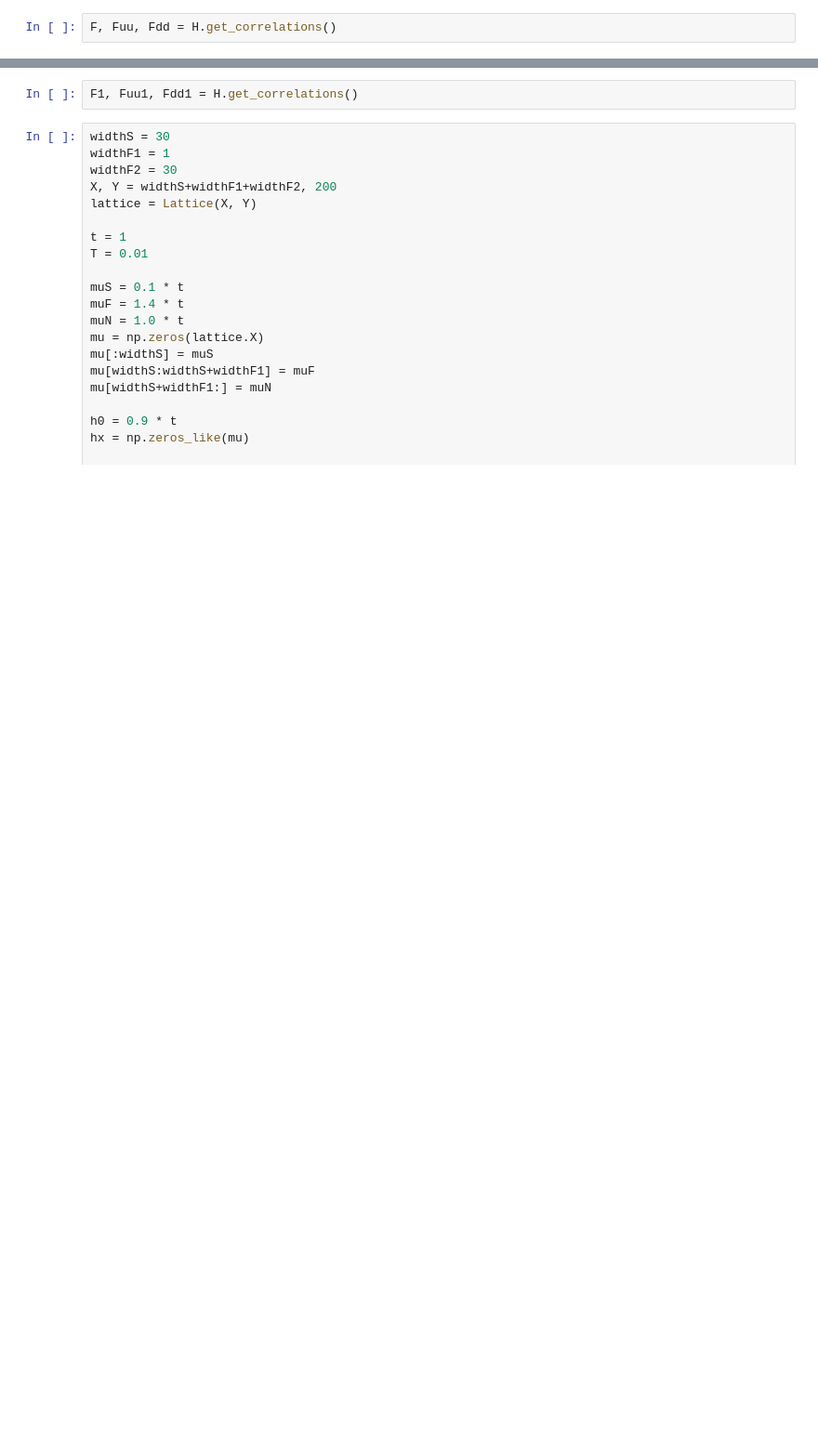
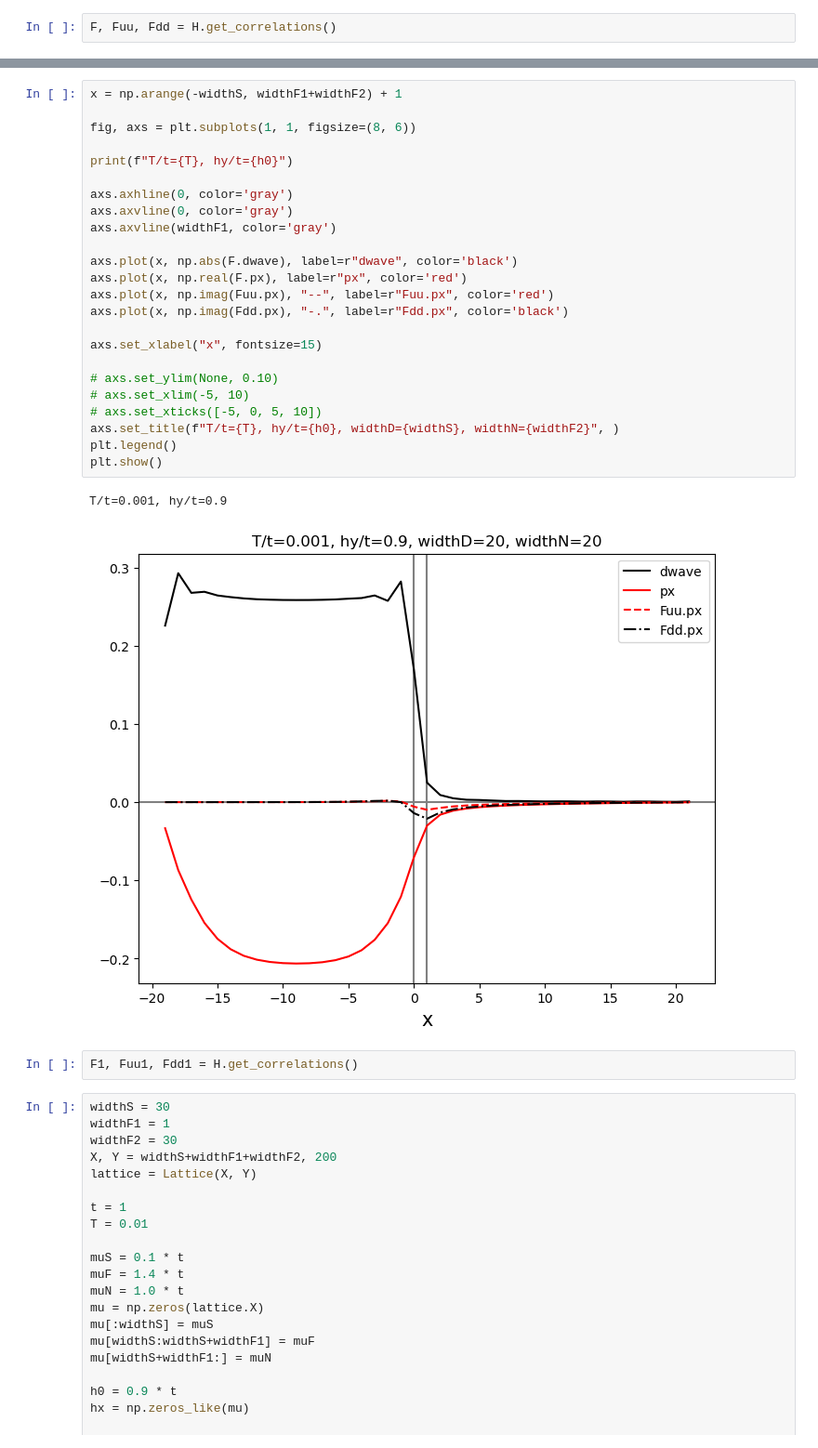
Before and after one commit to emilssp/master-thesis-codebase, a Jupyter notebook: notebooks/DFN.ipynb, the cells around one changed output, grey strips where cells are left out. Shown at 93% size. Saved outputs shown, nothing was run; the diff lists cells and outputs as text; blank space fills up the shorter version.

```diff
--- a/notebooks/DFN.ipynb
+++ b/notebooks/DFN.ipynb
@@ -109,3 +110,30 @@ T/t=0.001, hz/t=0.9
+# %%
+x = np.arange(-widthS, widthF1+widthF2) + 1
+
+fig, axs = plt.subplots(1, 1, figsize=(8, 6))
+
+print(f"T/t={T}, hy/t={h0}")
+
+axs.axhline(0, color='gray')
+axs.axvline(0, color='gray')
+axs.axvline(widthF1, color='gray')
+
+axs.plot(x, np.abs(F.dwave), label=r"dwave", color='black')
+axs.plot(x, np.real(F.px), label=r"px", color='red')
+axs.plot(x, np.imag(Fuu.px), "--", label=r"Fuu.px", color='red')
+axs.plot(x, np.imag(Fdd.px), "-.", label=r"Fdd.px", color='black')
+
+axs.set_xlabel("x", fontsize=15)
+
+# axs.set_ylim(None, 0.10)
+# axs.set_xlim(-5, 10)
+# axs.set_xticks([-5, 0, 5, 10])
+axs.set_title(f"T/t={T}, hy/t={h0}, widthD={widthS}, widthN={widthF2}", )
+plt.legend()
+plt.show()
+# %% [output]
+T/t=0.001, hy/t=0.9
+[figure, added]
 # %%
 F1, Fuu1, Fdd1 = H.get_correlations()
 # %%
```
Also changed, not shown: parts of 3 cells of this notebook, 11 other files.
